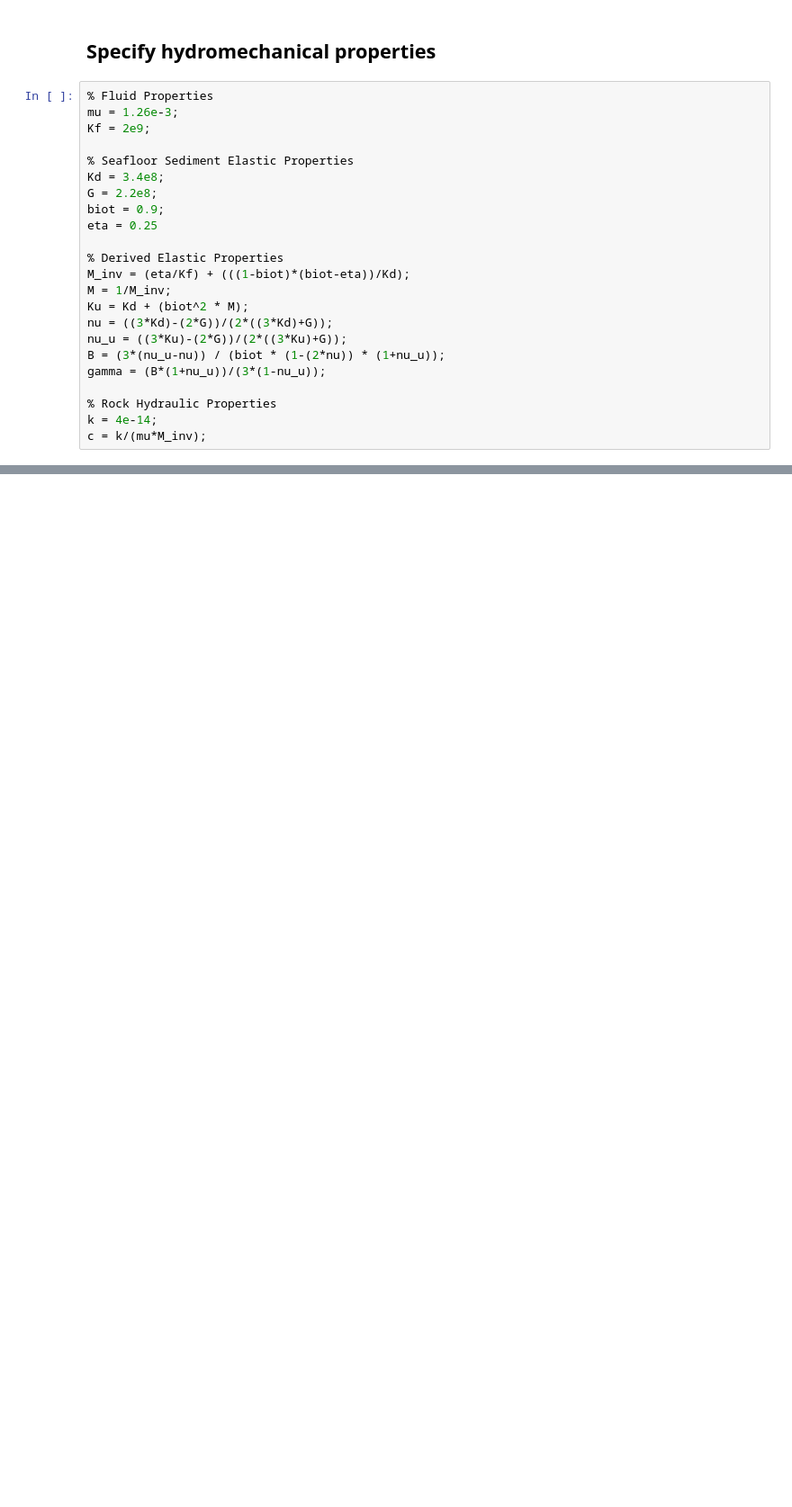
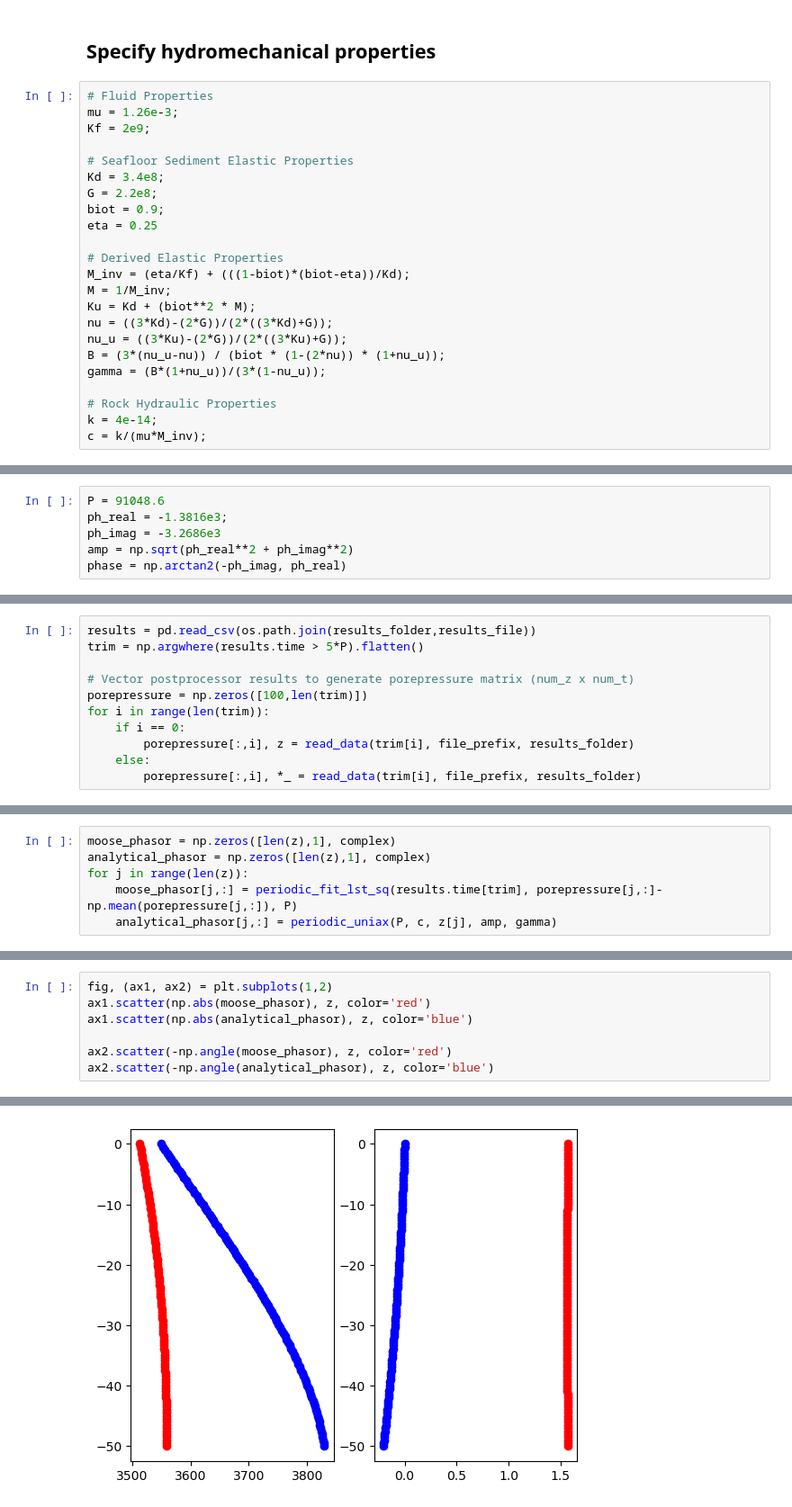
Before and after one commit to jrpatterson79/mbari, a Jupyter notebook: mbari_validation.ipynb, the cells around one changed output, grey strips where cells are left out. Shown at 90% size. Drawn from its saved outputs; the diff is of its cells as text; blank space fills up the shorter version.

```diff
--- a/mbari_validation.ipynb
+++ b/mbari_validation.ipynb
@@ -44,25 +86,25 @@ os.system(run_command)
 # %% [markdown]
 ## Specify hydromechanical properties
 # %%
-% Fluid Properties
+# Fluid Properties
 mu = 1.26e-3;
 Kf = 2e9;
 
-% Seafloor Sediment Elastic Properties
+# Seafloor Sediment Elastic Properties
 Kd = 3.4e8;
 G = 2.2e8;
 biot = 0.9;
 eta = 0.25
 
-% Derived Elastic Properties
+# Derived Elastic Properties
 M_inv = (eta/Kf) + (((1-biot)*(biot-eta))/Kd);
 M = 1/M_inv;
-Ku = Kd + (biot^2 * M);
+Ku = Kd + (biot**2 * M);
 nu = ((3*Kd)-(2*G))/(2*((3*Kd)+G));
 nu_u = ((3*Ku)-(2*G))/(2*((3*Ku)+G));
 B = (3*(nu_u-nu)) / (biot * (1-(2*nu)) * (1+nu_u));
 gamma = (B*(1+nu_u))/(3*(1-nu_u));
 
-% Rock Hydraulic Properties
+# Rock Hydraulic Properties
 k = 4e-14;
 c = k/(mu*M_inv);
@@ -68,0 +113,6 @@ c = k/(mu*M_inv);
+# %%
+P = 91048.6
+ph_real = -1.3816e3;
+ph_imag = -3.2686e3
+amp = np.sqrt(ph_real**2 + ph_imag**2)
+phase = np.arctan2(-ph_imag, ph_real)
@@ -68,0 +121,11 @@ c = k/(mu*M_inv);
+# %%
+results = pd.read_csv(os.path.join(results_folder,results_file))
+trim = np.argwhere(results.time > 5*P).flatten()
+
+# Vector postprocessor results to generate porepressure matrix (num_z x num_t)
+porepressure = np.zeros([100,len(trim)])
+for i in range(len(trim)):
+    if i == 0:
+        porepressure[:,i], z = read_data(trim[i], file_prefix, results_folder)
+    else:
+        porepressure[:,i], *_ = read_data(trim[i], file_prefix, results_folder)
@@ -68,0 +134,6 @@ c = k/(mu*M_inv);
+# %%
+moose_phasor = np.zeros([len(z),1], complex)
+analytical_phasor = np.zeros([len(z),1], complex)
+for j in range(len(z)):
+    moose_phasor[j,:] = periodic_fit_lst_sq(results.time[trim], porepressure[j,:]-np.mean(porepressure[j,:]), P)
+    analytical_phasor[j,:] = periodic_uniax(P, c, z[j], amp, gamma)
@@ -68,0 +142,8 @@ c = k/(mu*M_inv);
+# %%
+fig, (ax1, ax2) = plt.subplots(1,2)
+ax1.scatter(np.abs(moose_phasor), z, color='red')
+ax1.scatter(np.abs(analytical_phasor), z, color='blue')
+
+ax2.scatter(-np.angle(moose_phasor), z, color='red')
+ax2.scatter(-np.angle(analytical_phasor), z, color='blue')
+# %% [output]
@@ -68,0 +151 @@ c = k/(mu*M_inv);
+[figure, added]
```
Also changed, not shown: parts of 10 cells of this notebook, 2 other files.
